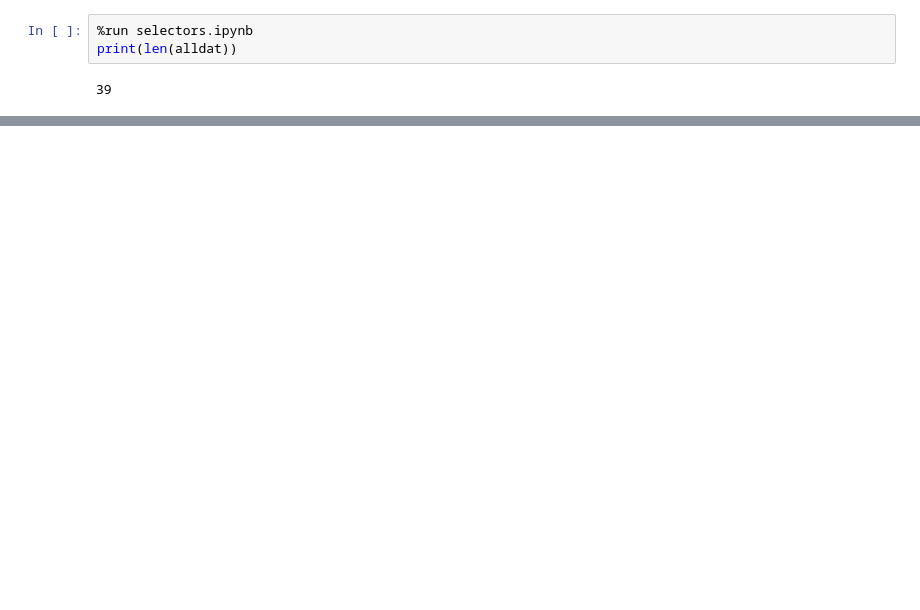
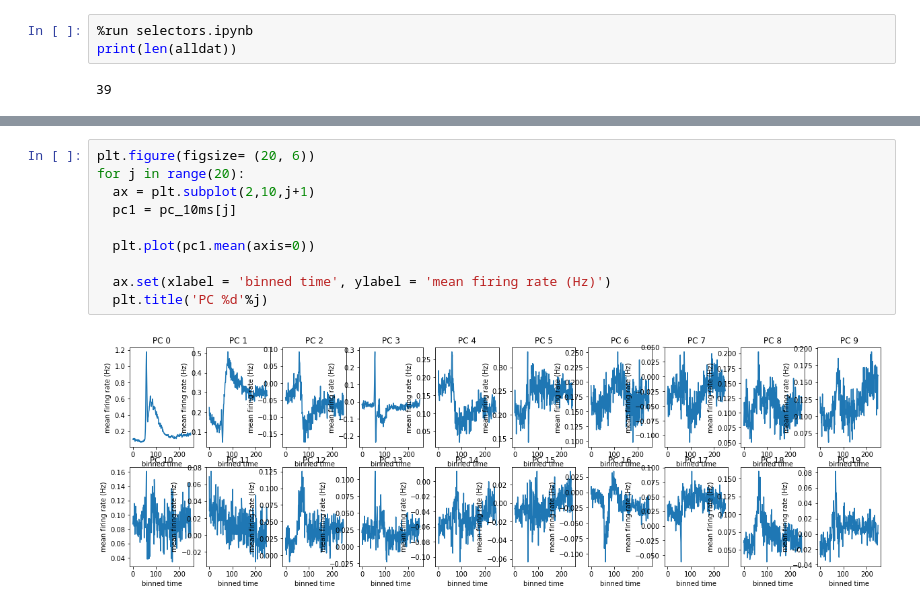
Before and after one commit to sjawhar/nma2020-steinmetz-project, a Jupyter notebook: notebooks/MAIN.ipynb, the cells around one changed output, grey strips where cells are left out. Drawn from its saved outputs; the diff is of its cells as text; blank space fills up the shorter version.

```diff
--- a/notebooks/MAIN.ipynb
+++ b/notebooks/MAIN.ipynb
@@ -42,0 +51,12 @@ plt.show()
+# %%
+plt.figure(figsize= (20, 6))
+for j in range(20):
+  ax = plt.subplot(2,10,j+1)
+  pc1 = pc_10ms[j]
+
+  plt.plot(pc1.mean(axis=0))
+
+  ax.set(xlabel = 'binned time', ylabel = 'mean firing rate (Hz)')
+  plt.title('PC %d'%j)
+# %% [output]
+[figure, added]
```
Also changed, not shown: parts of 4 cells of this notebook, 2 other files.
